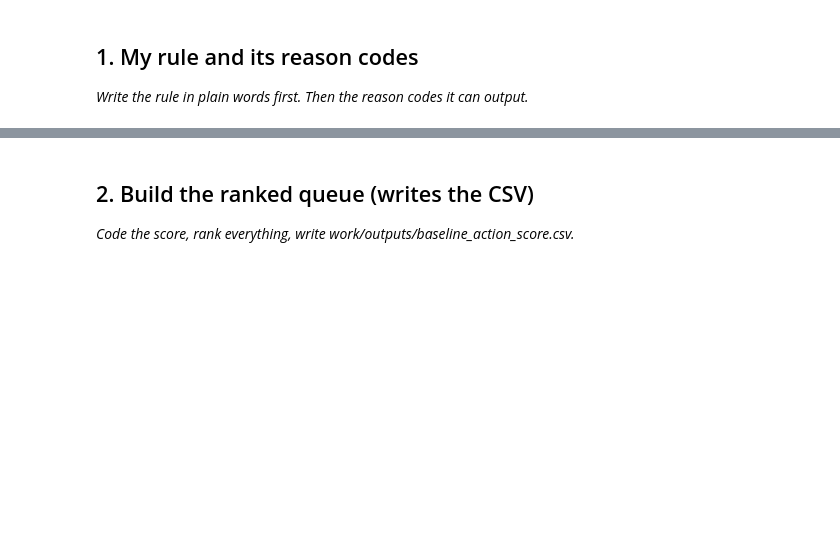
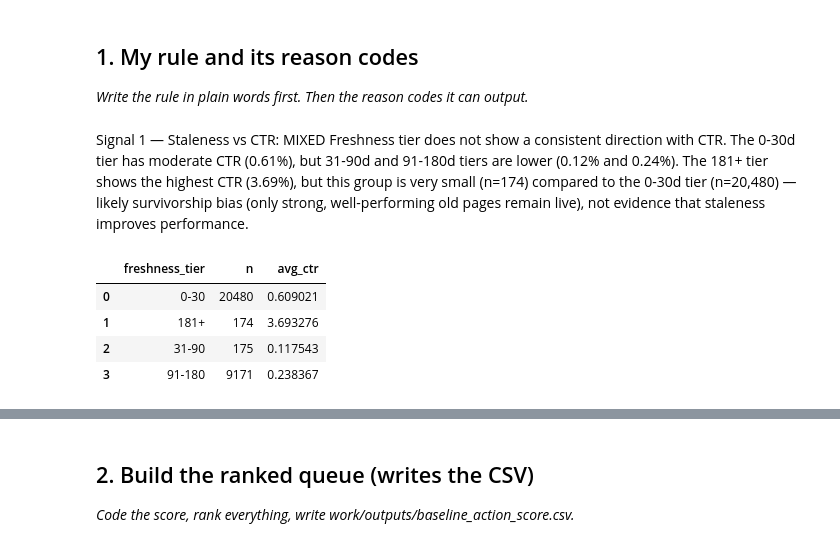
Before and after one commit to uomna/flyrank-ml, a Jupyter notebook: work/notebooks/w04_baseline_score.ipynb, the cells around one changed output, grey strips where cells are left out. Cells and saved outputs as stored; diff of their text form; code cells hidden in the pictures; blank space fills up the shorter version.

```diff
--- a/work/notebooks/w04_baseline_score.ipynb
+++ b/work/notebooks/w04_baseline_score.ipynb
@@ -15,0 +57,20 @@ This skeleton is yours to fill. Work the sections **in order** — each one has
+# %% [markdown]
+Signal 1 — Staleness vs CTR: MIXED
+Freshness tier does not show a consistent direction with CTR. The 0-30d
+tier has moderate CTR (0.61%), but 31-90d and 91-180d tiers are lower
+(0.12% and 0.24%). The 181+ tier shows the highest CTR (3.69%), but this
+group is very small (n=174) compared to the 0-30d tier (n=20,480) — likely
+survivorship bias (only strong, well-performing old pages remain live),
+not evidence that staleness improves performance.
+# %%
+signal1_bucket = df.groupby("freshness_tier").agg(
+    n=("content_id", "count"),
+    avg_ctr=("ctr", "mean")
+).reset_index()
+signal1_bucket
+# %% [output]
+|  | freshness_tier | n | avg_ctr |
+| 0 | 0-30 | 20480 | 0.609021 |
+| 1 | 181+ | 174 | 3.693276 |
+| 2 | 31-90 | 175 | 0.117543 |
+| 3 | 91-180 | 9171 | 0.238367 |
```
Also changed, not shown: parts of 15 cells of this notebook.
